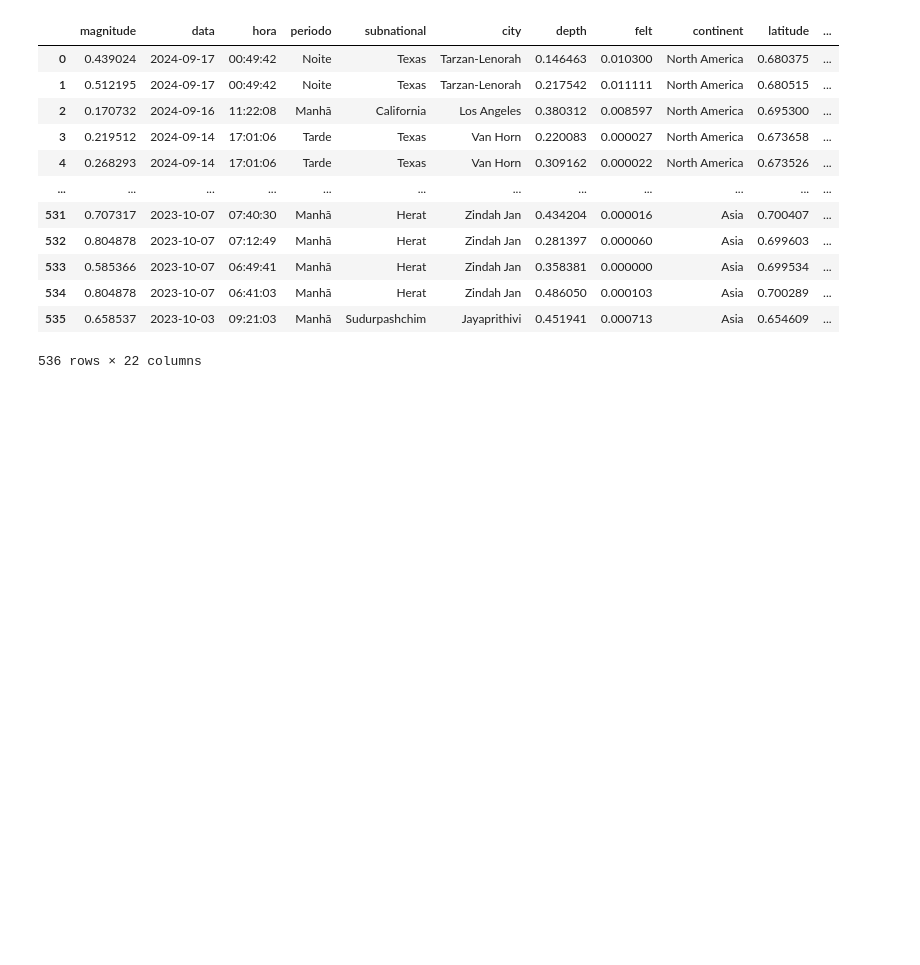
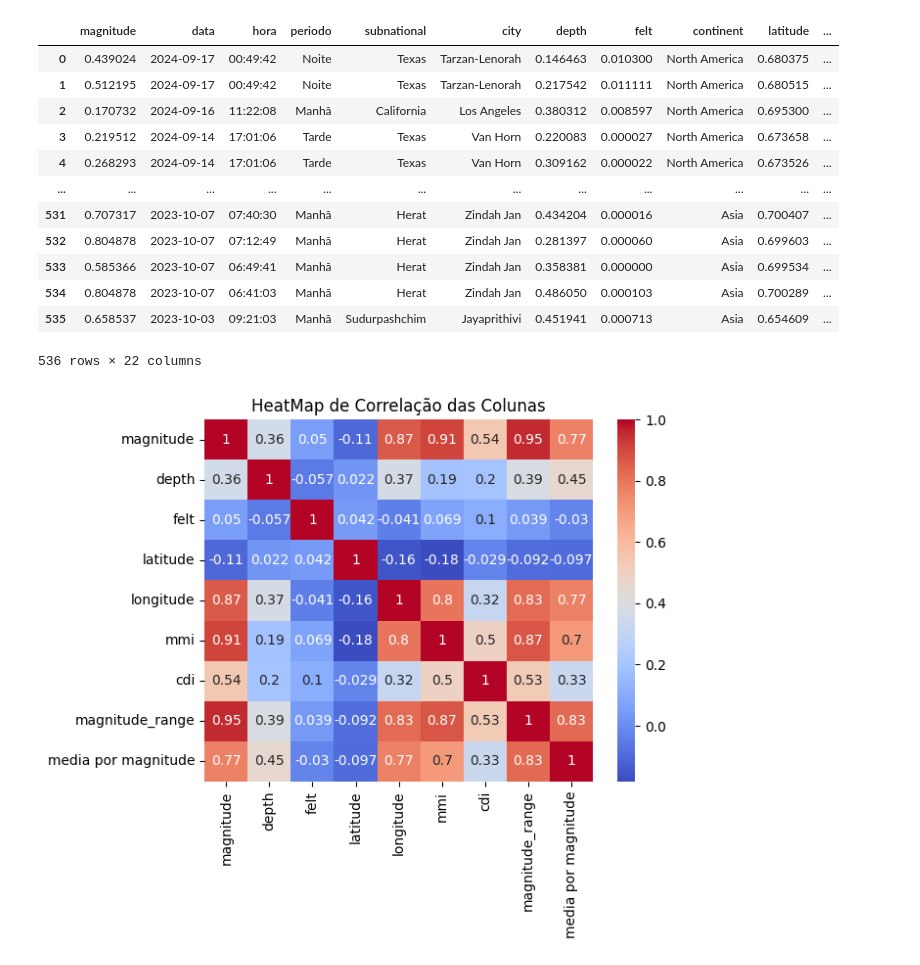
Before and after one commit to Lucas05DEV/gc24-Attack-on-Python, a Jupyter notebook: attack_on_python_preprocessamento.ipynb, the cells around one changed output. Cells and saved outputs as stored; diff of their text form; code cells hidden in the pictures; blank space fills up the shorter version.

Commit message:
fix:Corrigindo markdown/criando heatmap de correlacao

```diff
--- a/attack_on_python_preprocessamento.ipynb
+++ b/attack_on_python_preprocessamento.ipynb
@@ -157,14 +157,17 @@ display(df_normalizado)
 # %%
 # Grafico para ver os dados das colunas criadas
 #fig = px.box(df_normalizado, x=["magnitude_por_depth", "factor_magnitude_depth", "magnitude_quadrada"])
 #fig.show
 
 # Selecionando unicamente colunas númericas
-#numeric_cols = df_tratado.select_dtypes(include=['number']).columns
+numeric_cols = df_tratado.select_dtypes(include=['number']).columns
 
 # Calculando a matriz de correlação
-#corr_matrix = df_tratado[numeric_cols].corr()
+corr_matrix = df_tratado[numeric_cols].corr()
 
 # Criando um heatmap com os argumentos corretos
-#sns.heatmap(corr_matrix, annot=True, cmap='coolwarm')
-#plt.show()
+sns.heatmap(corr_matrix, annot=True, cmap='coolwarm')
+plt.title('HeatMap de Correlação das Colunas')
+plt.show()
+# %% [output]
+[figure, added]
```
Also changed, not shown: parts of 1 cell of this notebook.
